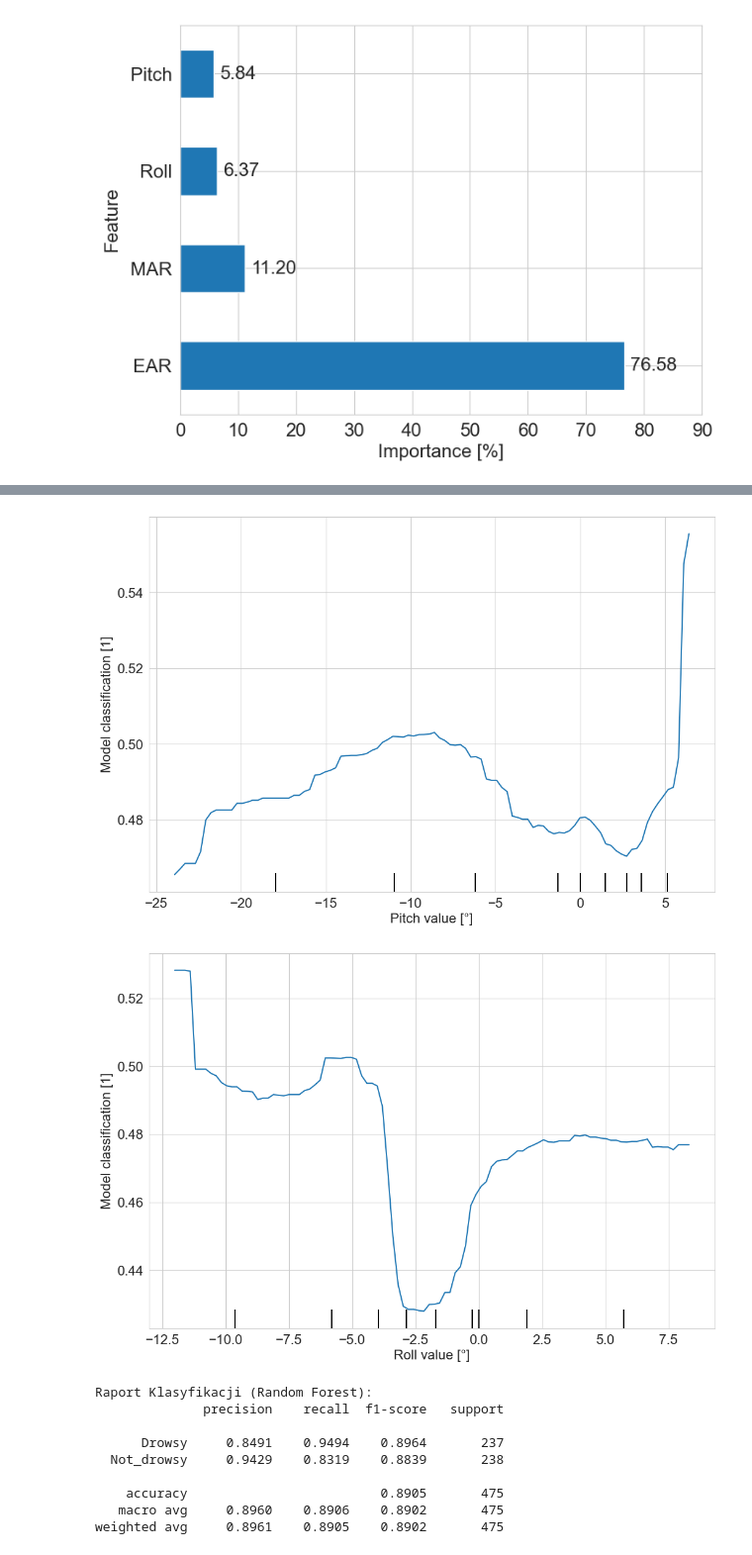
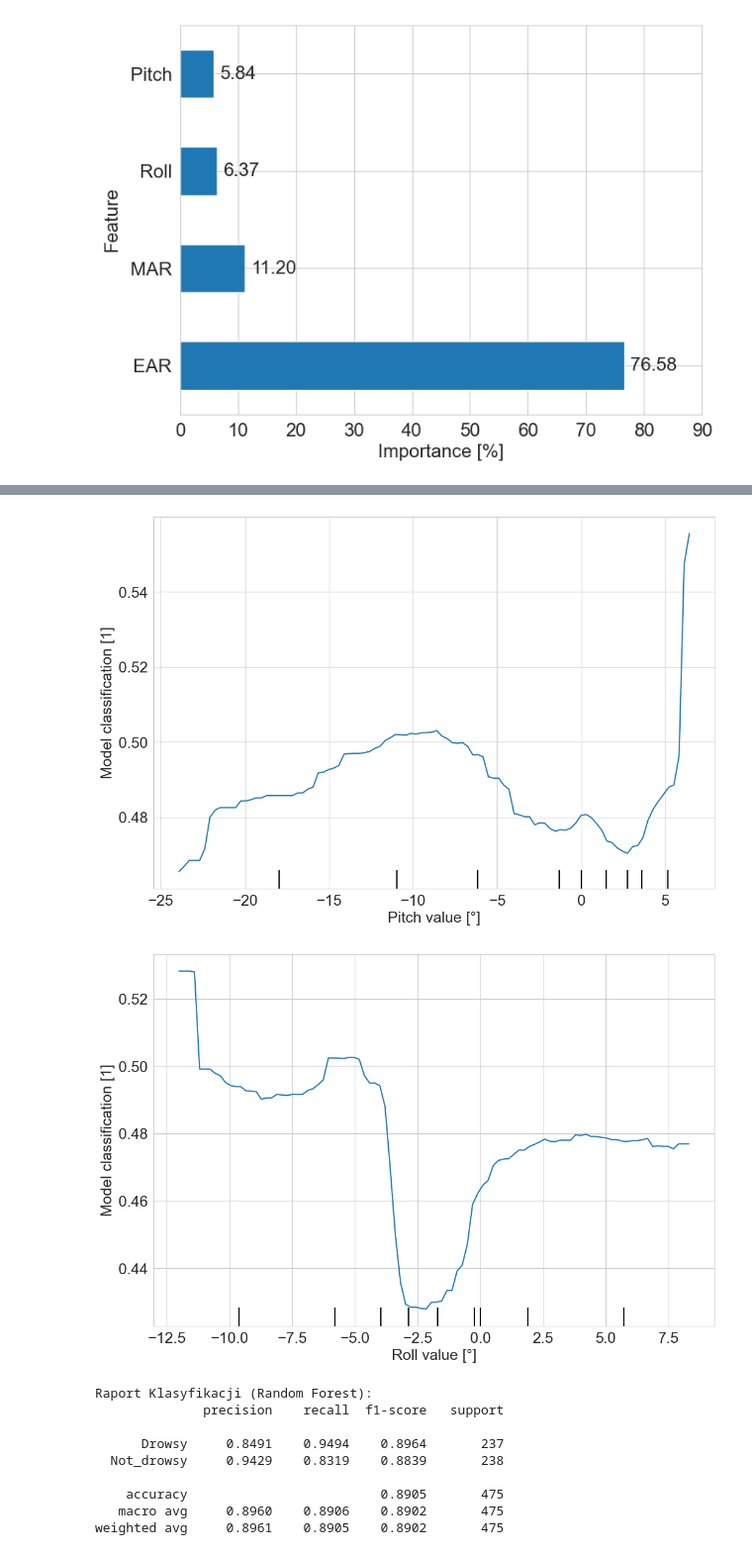
Before and after one commit to AdrianPanasiewicz/Drowsiness_detection_system, a Jupyter notebook: Workspace/Models/validating_on_test_dataset.ipynb, the cells around one changed output, grey strips where cells are left out. Shown at 99% size. Cells and saved outputs as stored; diff of their text form; code cells hidden in the pictures.

```diff
--- a/Workspace/Models/validating_on_test_dataset.ipynb
+++ b/Workspace/Models/validating_on_test_dataset.ipynb
@@ -125,30 +125,30 @@ pdp = PartialDependenceDisplay.from_estimator(
     ax=ax,
 )
 
-pdp.axes_[0][0].set_ylabel("Model classification [1]",  fontsize=16)
-pdp.axes_[0][0].set_xlabel("Pitch value [°]",  fontsize=16)
-pdp.axes_[0][0].tick_params(axis='both', labelsize=16)
+pdp.axes_[0][0].set_ylabel("Model classification [1]",  fontsize=18)
+pdp.axes_[0][0].set_xlabel("Pitch value [°]",  fontsize=18)
+pdp.axes_[0][0].tick_params(axis='both', labelsize=18)
 pdp.axes_[0][0].grid(True)
 plt.show()
 # %% [output]
-[figure, old version]
+[figure, new version]
 # %%
 fig, ax = plt.subplots(figsize=(12, 8))
 
 pdp = PartialDependenceDisplay.from_estimator(
     rf,
     test_xs,
     ['Roll'],
     ax=ax,
 )
 
-pdp.axes_[0][0].set_ylabel("Model classification [1]",  fontsize=16)
-pdp.axes_[0][0].set_xlabel("Roll value [°]",  fontsize=16)
-pdp.axes_[0][0].tick_params(axis='both', labelsize=16)
+pdp.axes_[0][0].set_ylabel("Model classification [1]",  fontsize=18)
+pdp.axes_[0][0].set_xlabel("Roll value [°]",  fontsize=18)
+pdp.axes_[0][0].tick_params(axis='both', labelsize=18)
 pdp.axes_[0][0].grid(True)
 plt.show()
 # %% [output]
-[figure, old version]
+[figure, new version]
 # %%
 preds_rf = rf.predict(test_xs)
 
```
Also changed, not shown: parts of 2 cells of this notebook.
